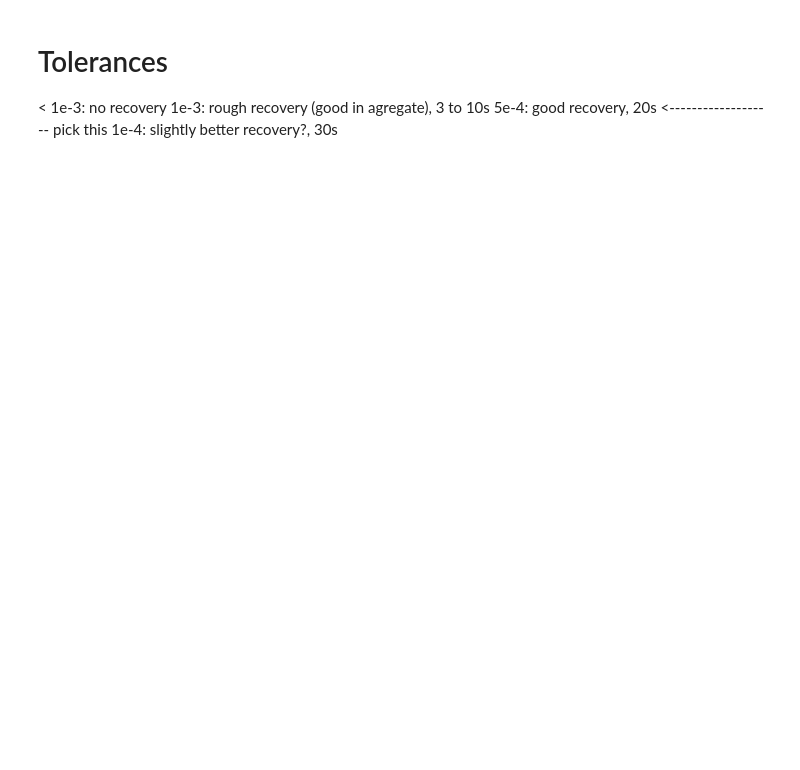
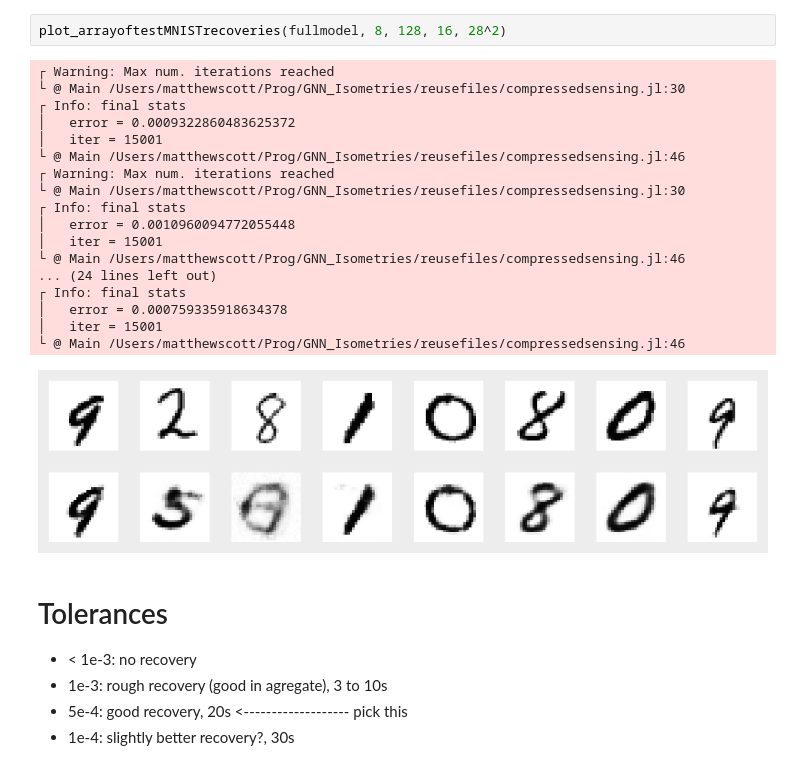
Before and after one commit to babhrujoshi/GNN_Isometries, a Jupyter notebook: reusefiles/recoverwithvae.ipynb, the cells around one changed output. Cells and saved outputs as stored; diff of their text form; blank space fills up the shorter version.

```diff
--- a/reusefiles/recoverwithvae.ipynb
+++ b/reusefiles/recoverwithvae.ipynb
@@ -48,6 +11,27 @@ plot(plot(colorview(Gray, reshape(truesignal, 28,28))'), plot(colorview(Gray, re
+# %%
+plot_arrayoftestMNISTrecoveries(fullmodel, 8, 128, 16, 28^2)
+# %% [output]
+┌ Warning: Max num. iterations reached
+└ @ Main /Users/matthewscott/Prog/GNN_Isometries/reusefiles/compressedsensing.jl:30
+┌ Info: final stats
+│   error = 0.0009322860483625372
+│   iter = 15001
+└ @ Main /Users/matthewscott/Prog/GNN_Isometries/reusefiles/compressedsensing.jl:46
+┌ Warning: Max num. iterations reached
+└ @ Main /Users/matthewscott/Prog/GNN_Isometries/reusefiles/compressedsensing.jl:30
+┌ Info: final stats
+│   error = 0.0010960094772055448
+│   iter = 15001
+└ @ Main /Users/matthewscott/Prog/GNN_Isometries/reusefiles/compressedsensing.jl:46
+... (24 lines left out)
+┌ Info: final stats
+│   error = 0.000759335918634378
+│   iter = 15001
+└ @ Main /Users/matthewscott/Prog/GNN_Isometries/reusefiles/compressedsensing.jl:46
+[figure, added]
 # %% [markdown]
 # Tolerances
-<  1e-3:   no recovery
-1e-3: rough recovery (good in agregate), 3 to 10s
-5e-4: good recovery, 20s          <-------------------  pick this
-1e-4: slightly better recovery?, 30s
+- <  1e-3:   no recovery
+- 1e-3: rough recovery (good in agregate), 3 to 10s
+- 5e-4: good recovery, 20s          <-------------------  pick this
+- 1e-4: slightly better recovery?, 30s
```
Also changed, not shown: parts of 9 cells of this notebook, 15 other files.
